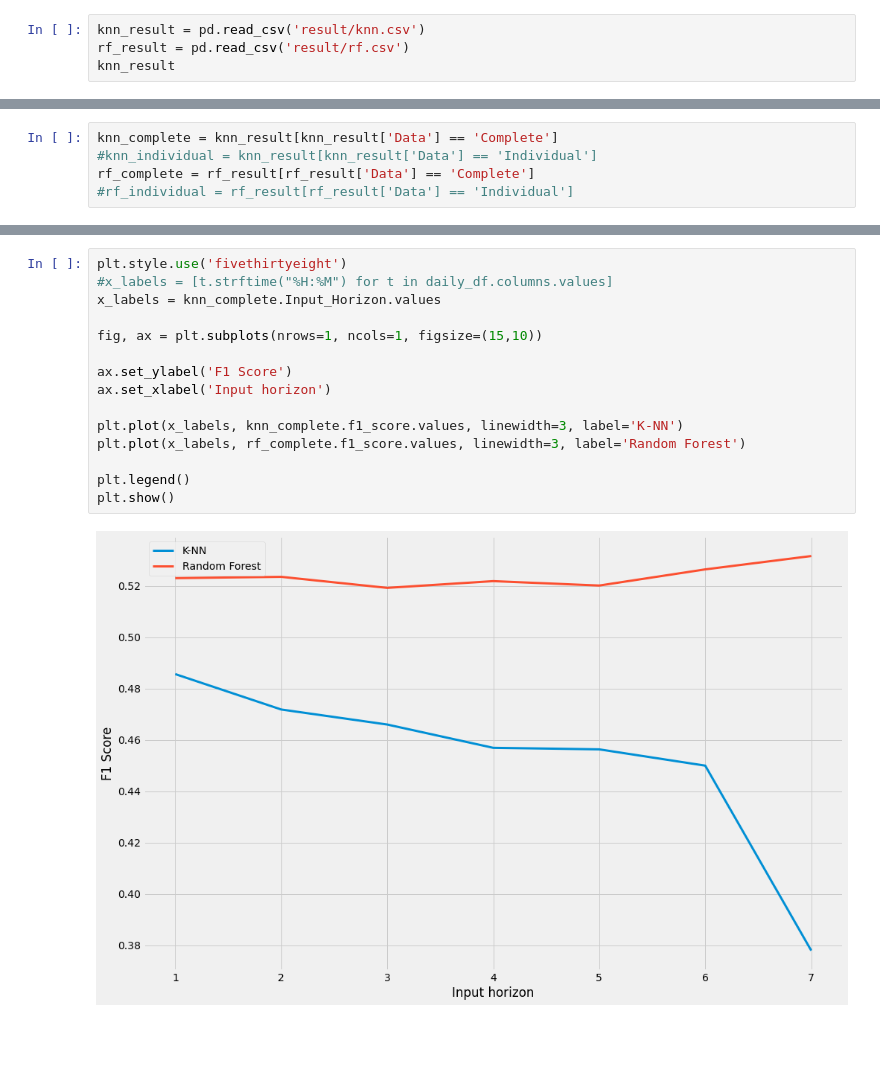
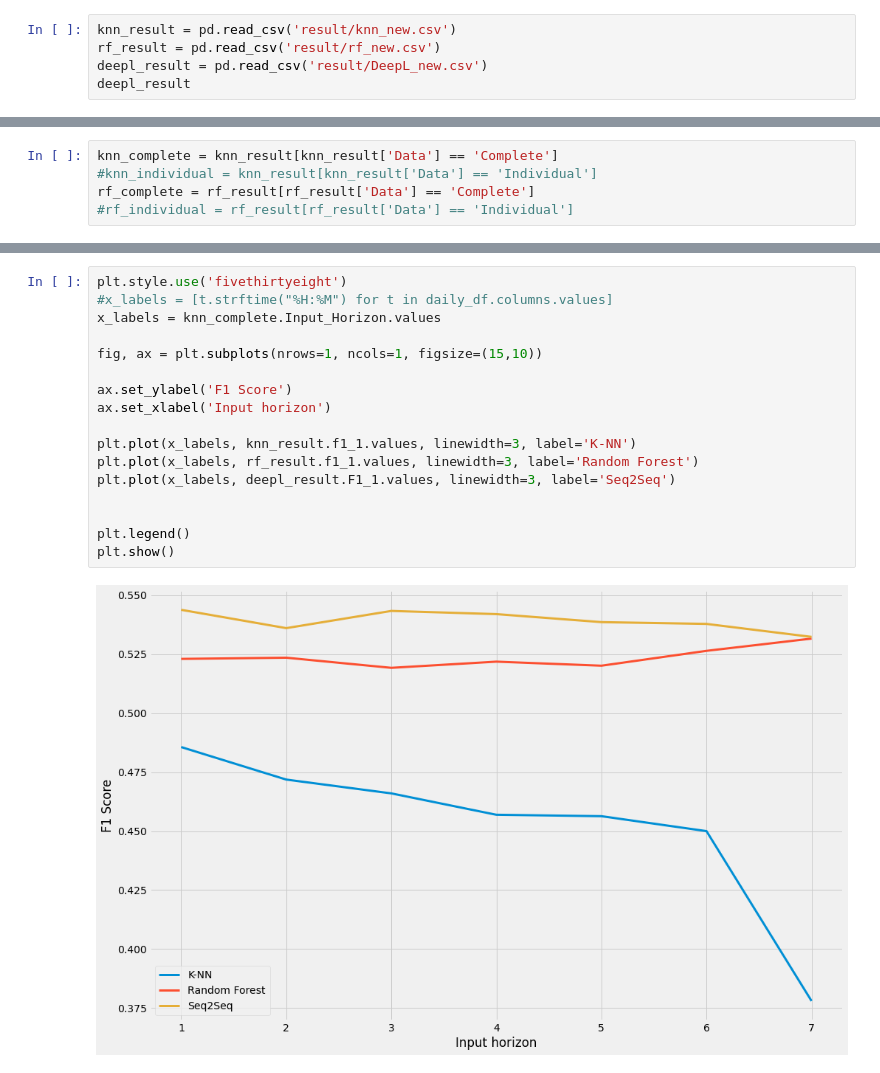
Before and after one commit to ashusao/Demand, a Jupyter notebook: NN.ipynb, the cells around one changed output, grey strips where cells are left out. Cells and saved outputs as stored; diff of their text form; blank space fills up the shorter version.

```diff
--- a/NN.ipynb
+++ b/NN.ipynb
@@ -197,7 +284,8 @@ plt.show()
 # %% [output]
 [figure]
 # %%
-knn_result = pd.read_csv('result/knn.csv')
-rf_result = pd.read_csv('result/rf.csv')
-knn_result
+knn_result = pd.read_csv('result/knn_new.csv')
+rf_result = pd.read_csv('result/rf_new.csv')
+deepl_result = pd.read_csv('result/DeepL_new.csv')
+deepl_result
 # %% [output]
@@ -241,17 +323,19 @@ plt.show()
 # %%
 plt.style.use('fivethirtyeight')
 #x_labels = [t.strftime("%H:%M") for t in daily_df.columns.values]
 x_labels = knn_complete.Input_Horizon.values
 
 fig, ax = plt.subplots(nrows=1, ncols=1, figsize=(15,10))
 
 ax.set_ylabel('F1 Score')
 ax.set_xlabel('Input horizon')
 
-plt.plot(x_labels, knn_complete.f1_score.values, linewidth=3, label='K-NN')
-plt.plot(x_labels, rf_complete.f1_score.values, linewidth=3, label='Random Forest')
+plt.plot(x_labels, knn_result.f1_1.values, linewidth=3, label='K-NN')
+plt.plot(x_labels, rf_result.f1_1.values, linewidth=3, label='Random Forest')
+plt.plot(x_labels, deepl_result.F1_1.values, linewidth=3, label='Seq2Seq')
+
 
 plt.legend()
 plt.show()
 # %% [output]
-[figure, old version]
+[figure, new version]
```
Also changed, not shown: parts of 11 cells of this notebook, 6 other files.
